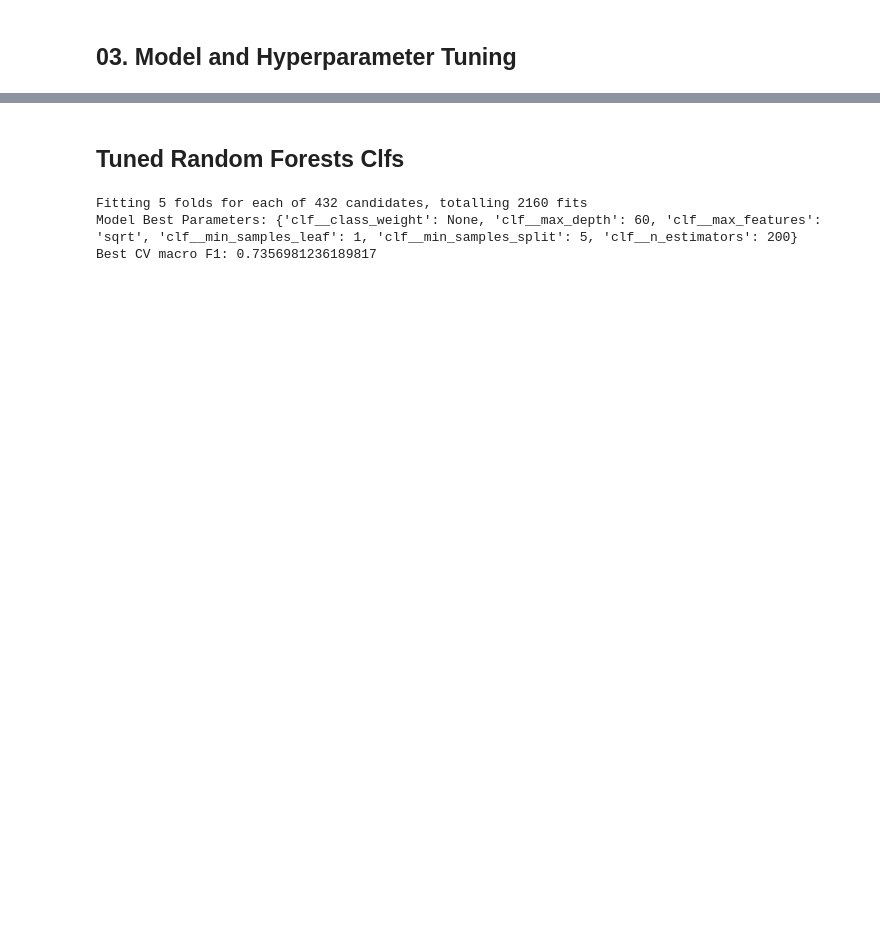
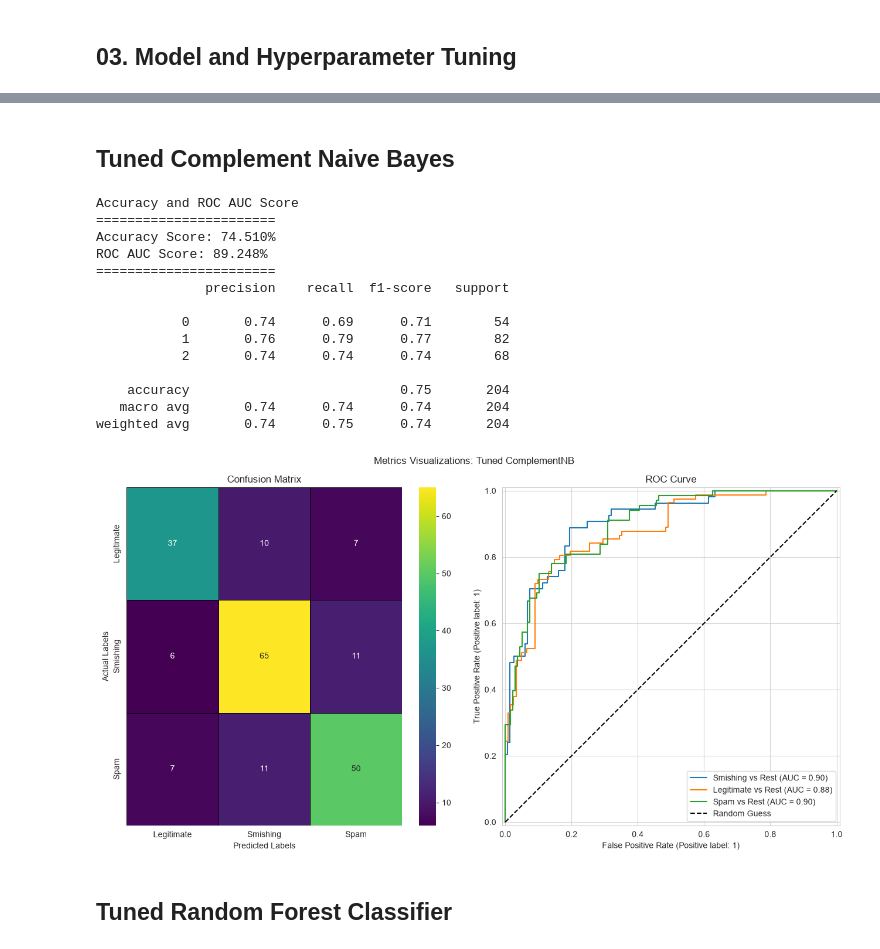
Before and after one commit to leiandrei/sms-smishing-classification, a Jupyter notebook: notebooks/04_model_tuning.ipynb, the cells around one changed output, grey strips where cells are left out. Cells and saved outputs as stored; diff of their text form; code cells hidden in the pictures; blank space fills up the shorter version.

```diff
--- a/notebooks/04_model_tuning.ipynb
+++ b/notebooks/04_model_tuning.ipynb
@@ -59 +40,28 @@ Training Data Size: 817 | Testing Data Size: 204
+# %%
+# used for deduplication in splitting criteria
+df['dedup_group_id'] = pd.factorize(df['text'])[0]
+binary_cols = ['has_url', 'has_money_mention', 'has_phone_in_text']
+numericals = ['exclamation_count', 'text_count', 'word_count',
+              'punctuation_count', 'uppercase_ratio']
+
+features = ['text'] + binary_cols + numericals
+
+sgkf = StratifiedGroupKFold(n_splits=5, shuffle=True, random_state=42)
+train_idx, test_idx = next(sgkf.split(df[features], df['target'], groups=df['dedup_group_id']))
+
+train_data = df.iloc[train_idx].reset_index(drop=True)
+test_data = df.iloc[test_idx].reset_index(drop=True)
+
+X_train = train_data[features]
+y_train = train_data['target']
+X_test = test_data[features]
+y_test = test_data['target']
+
+train_groups = train_data['dedup_group_id']
+
+preprocessing = ColumnTransformer([
+    ('text', TfidfVectorizer(sublinear_tf=True), 'text'),
+    ('scaler', MinMaxScaler(clip=True), numericals),
+    ('bin', 'passthrough', binary_cols)
+])
 # %% [markdown]
@@ -107,24 +152,26 @@ tuning.plot_matrix(y_test, nb_pred)
+# %% [markdown]
+## Tuned Complement Naive Bayes
+# %%
+cm = confusion_matrix(y_test, ypred_cnb)
+
+show_metrics(y_test, ypred_cnb, yprob_cnb)
+visualize_metrics(best_cnb, cm, X_test, y_test, 'Tuned ComplementNB',
+                  labels=['Smishing', 'Legitimate', 'Spam'])
+# %% [output]
+Accuracy and ROC AUC Score
+=======================
+Accuracy Score: 74.510%
+ROC AUC Score: 89.248%
+=======================
+              precision    recall  f1-score   support
+
+           0       0.74      0.69      0.71        54
+           1       0.76      0.79      0.77        82
+           2       0.74      0.74      0.74        68
+
+    accuracy                           0.75       204
+   macro avg       0.74      0.74      0.74       204
+weighted avg       0.74      0.75      0.74       204
+[figure, added]
 # %% [markdown]
-## Tuned Random Forests Clfs
+## Tuned Random Forest Classifier
-# %%
-pipeline = Pipeline([
-    ('vectorizer', TfidfVectorizer(ngram_range=(1, 2), min_df=2, max_df=0.9, sublinear_tf=True)),
-    ('clf', RandomForestClassifier())
-])
-
-rf_grid = {
-    'clf__n_estimators': [200, 400, 600],
-    'clf__max_depth': [None, 20, 40, 60],
-    'clf__min_samples_split': [2, 5, 10],
-    'clf__min_samples_leaf': [1, 2, 4],
-    'clf__max_features': ['sqrt', 'log2'],
-    'clf__class_weight': [None, 'balanced']
-}
-
-rf = tuning.tune_search(X_train, y_train, train_df['dedup_group_id'], pipeline, rf_grid)
-rf_pred = rf.predict(X_test)
-rf_prob = rf.predict_proba(X_test)
-# %% [output]
-Fitting 5 folds for each of 432 candidates, totalling 2160 fits
-Model Best Parameters: {'clf__class_weight': None, 'clf__max_depth': 60, 'clf__max_features': 'sqrt', 'clf__min_samples_leaf': 1, 'clf__min_samples_split': 5, 'clf__n_estimators': 200}
-Best CV macro F1: 0.7356981236189817
```
Also changed, not shown: parts of 26 cells of this notebook.
